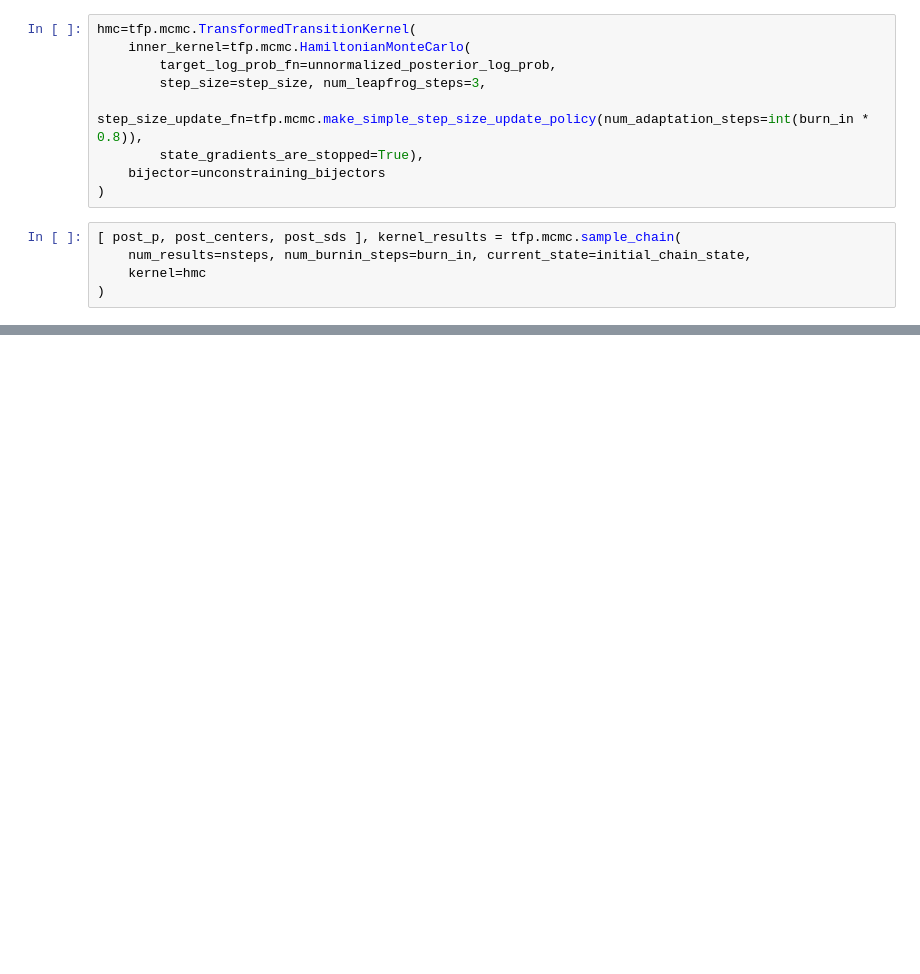
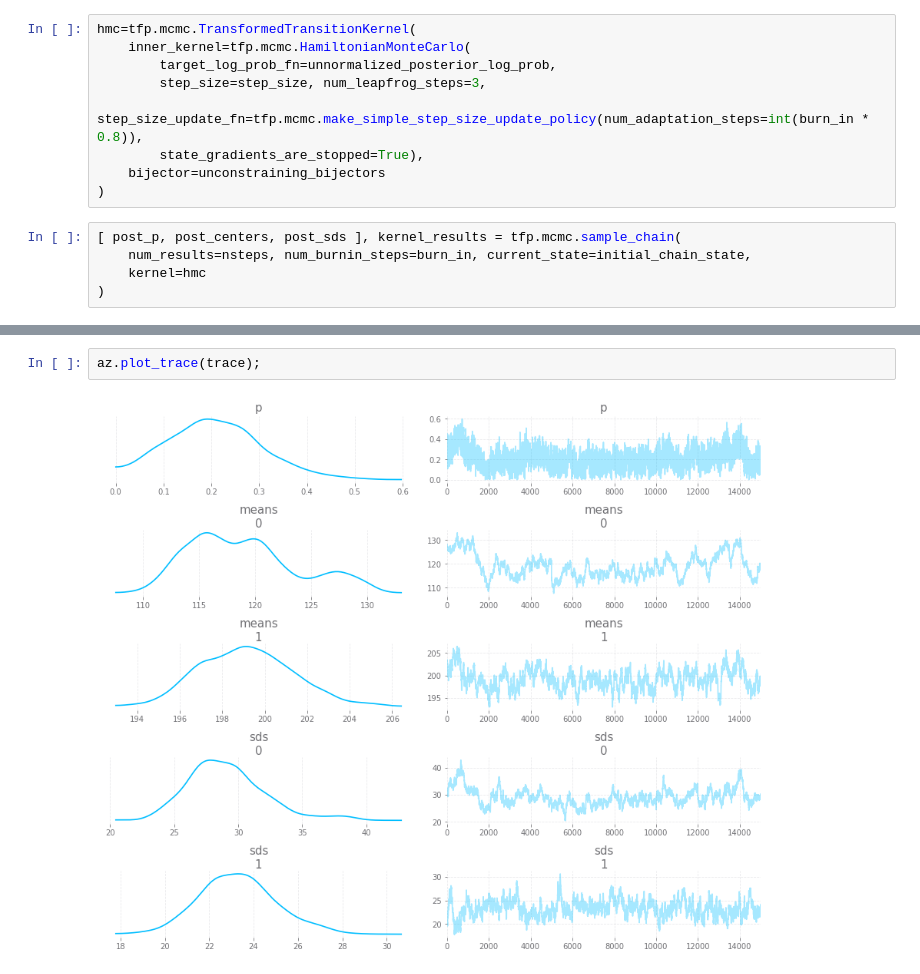
Before and after one commit to suriyadeepan/PracticalBayes, a Jupyter notebook: 4. Cluster Analysis.ipynb, the cells around one changed output, grey strips where cells are left out. Saved outputs shown, nothing was run; the diff lists cells and outputs as text; blank space fills up the shorter version.

```diff
--- a/4. Cluster Analysis.ipynb
+++ b/4. Cluster Analysis.ipynb
@@ -134,0 +146,4 @@ array([117.92831, 198.7684 ], dtype=float32)
+# %%
+az.plot_trace(trace);
+# %% [output]
+[figure, added]
```
Also changed, not shown: parts of 12 cells of this notebook, 1 other file.
